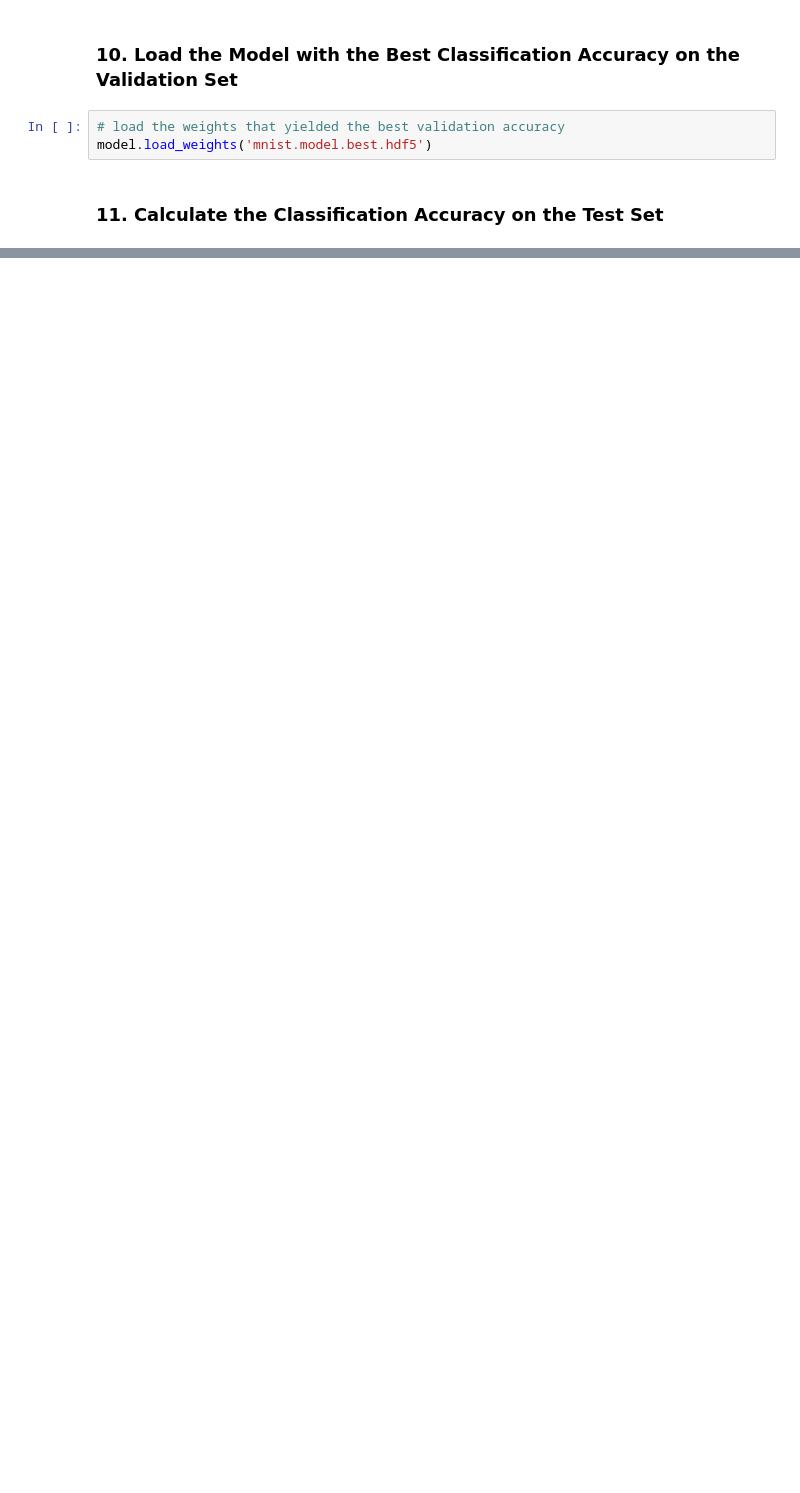
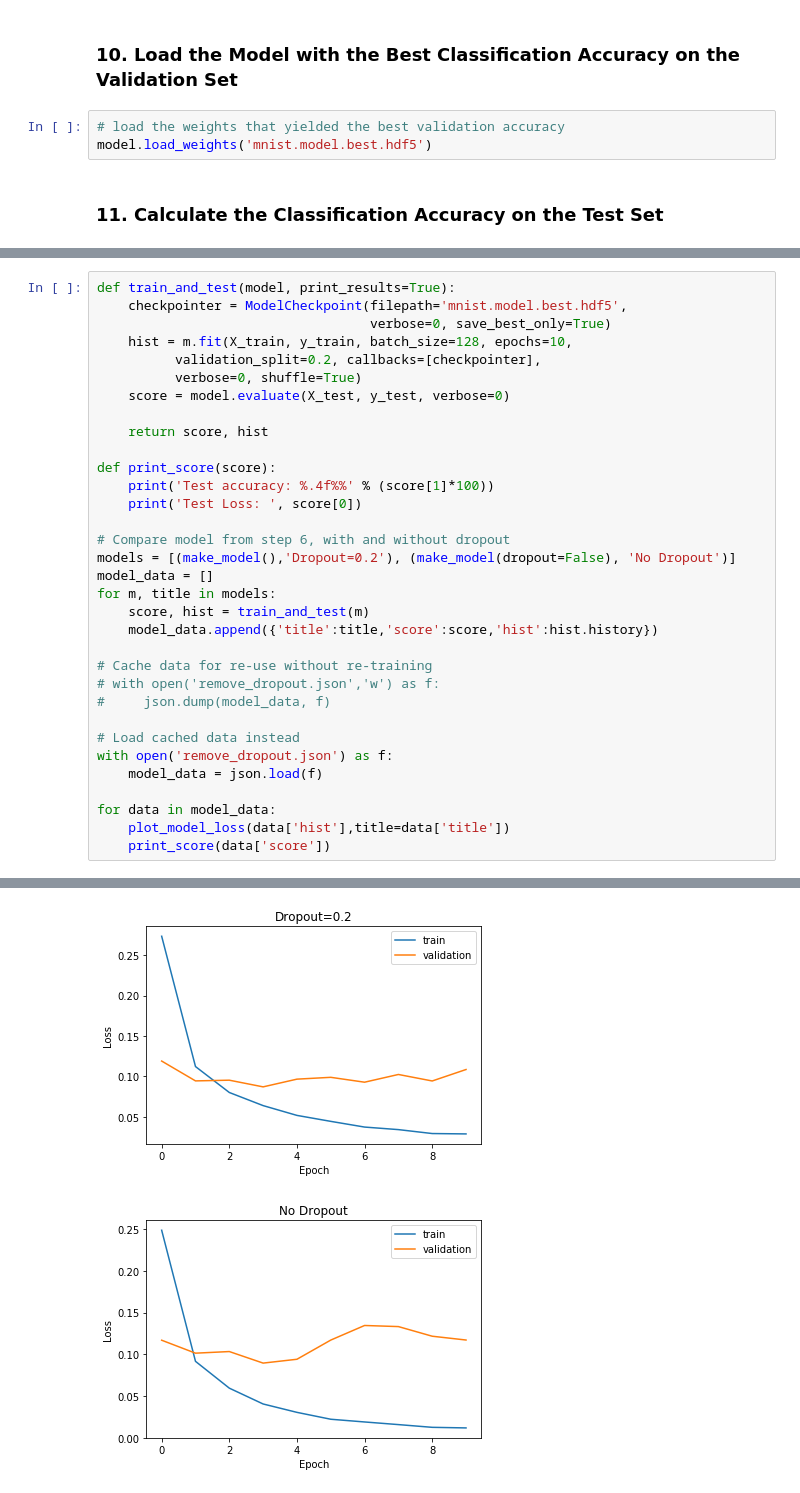
Before and after one commit to SteadBytes/ai-nanodegree, a Jupyter notebook: term-2/L6-convolutional-neural-networks/aind2-cnn/mnist-mlp/mnist_mlp.ipynb, the cells around one changed output, grey strips where cells are left out. Cells and saved outputs as stored; diff of their text form; blank space fills up the shorter version.

```diff
--- a/term-2/L6-convolutional-neural-networks/aind2-cnn/mnist-mlp/mnist_mlp.ipynb
+++ b/term-2/L6-convolutional-neural-networks/aind2-cnn/mnist-mlp/mnist_mlp.ipynb
@@ -194,0 +442,34 @@ Test accuracy: 98.2100%
+# %%
+def train_and_test(model, print_results=True):
+    checkpointer = ModelCheckpoint(filepath='mnist.model.best.hdf5',
+                                   verbose=0, save_best_only=True)
+    hist = m.fit(X_train, y_train, batch_size=128, epochs=10,
+          validation_split=0.2, callbacks=[checkpointer],
+          verbose=0, shuffle=True)
+    score = model.evaluate(X_test, y_test, verbose=0)
+
+    return score, hist
+
+def print_score(score):
+    print('Test accuracy: %.4f%%' % (score[1]*100))
+    print('Test Loss: ', score[0])
+
+# Compare model from step 6, with and without dropout
+models = [(make_model(),'Dropout=0.2'), (make_model(dropout=False), 'No Dropout')]
+model_data = []
+for m, title in models:
+    score, hist = train_and_test(m)
+    model_data.append({'title':title,'score':score,'hist':hist.history})
+
+# Cache data for re-use without re-training
+# with open('remove_dropout.json','w') as f:
+#     json.dump(model_data, f)
+
+# Load cached data instead
+with open('remove_dropout.json') as f:
+    model_data = json.load(f)
+
+for data in model_data:
+    plot_model_loss(data['hist'],title=data['title'])
+    print_score(data['score'])
+# %% [output]
@@ -194,0 +480,2 @@ Test accuracy: 98.2100%
+[figure, added]
+[figure, added]
```
Also changed, not shown: parts of 35 cells of this notebook, 45 other files.
